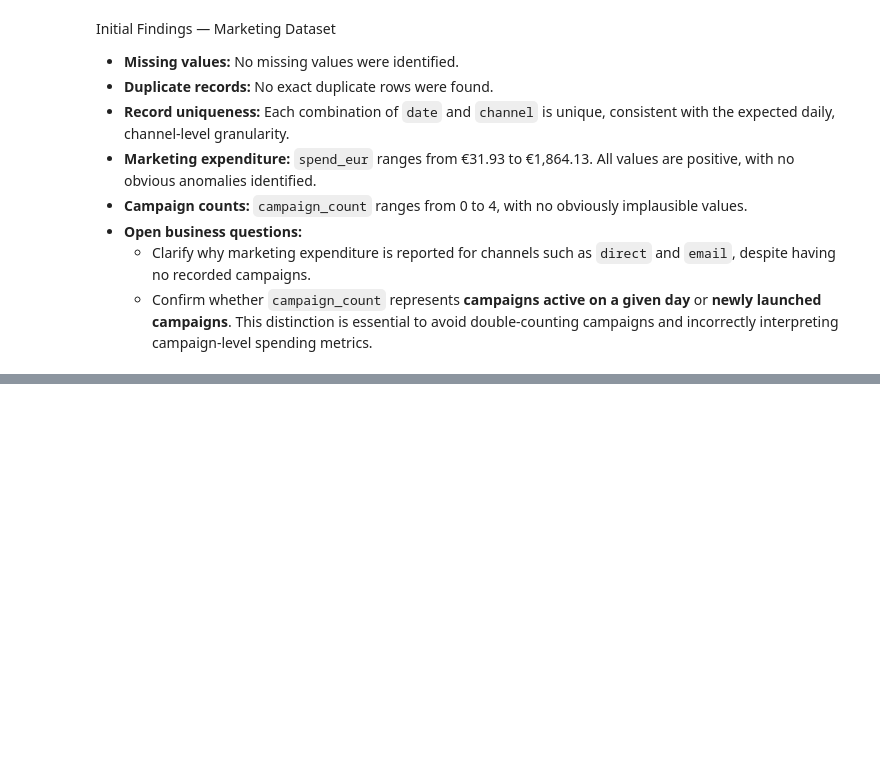
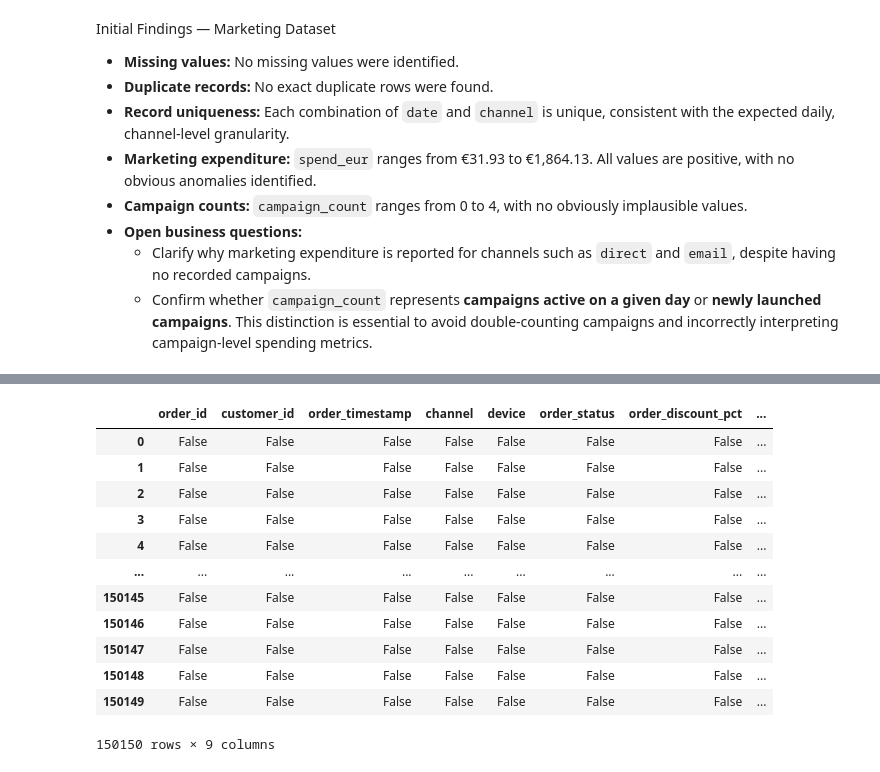
Before and after one commit to varela-filho/ecommerce-performance-analysis, a Jupyter notebook: notebooks/01_data_exploration.ipynb, the cells around one changed output, grey strips where cells are left out. Cells and saved outputs as stored; diff of their text form; code cells hidden in the pictures; blank space fills up the shorter version.

```diff
--- a/notebooks/01_data_exploration.ipynb
+++ b/notebooks/01_data_exploration.ipynb
@@ -235,0 +385,16 @@ Initial Findings — Marketing Dataset
+# %%
+df_raw_orders.isna()
+# %% [output]
+|  | order_id | customer_id | order_timestamp | channel | device | order_status | order_discount_pct | ... |
+| 0 | False | False | False | False | False | False | False | ... |
+| 1 | False | False | False | False | False | False | False | ... |
+| 2 | False | False | False | False | False | False | False | ... |
+| 3 | False | False | False | False | False | False | False | ... |
+| 4 | False | False | False | False | False | False | False | ... |
+| ... | ... | ... | ... | ... | ... | ... | ... | ... |
+| 150145 | False | False | False | False | False | False | False | ... |
+| 150146 | False | False | False | False | False | False | False | ... |
+| 150147 | False | False | False | False | False | False | False | ... |
+| 150148 | False | False | False | False | False | False | False | ... |
+| 150149 | False | False | False | False | False | False | False | ... |
+150150 rows × 9 columns
```
Also changed, not shown: parts of 35 cells of this notebook.
